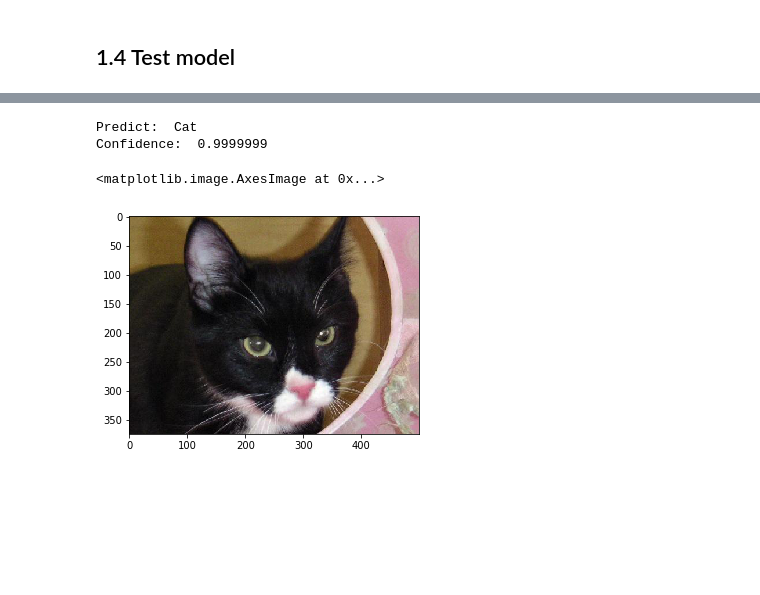
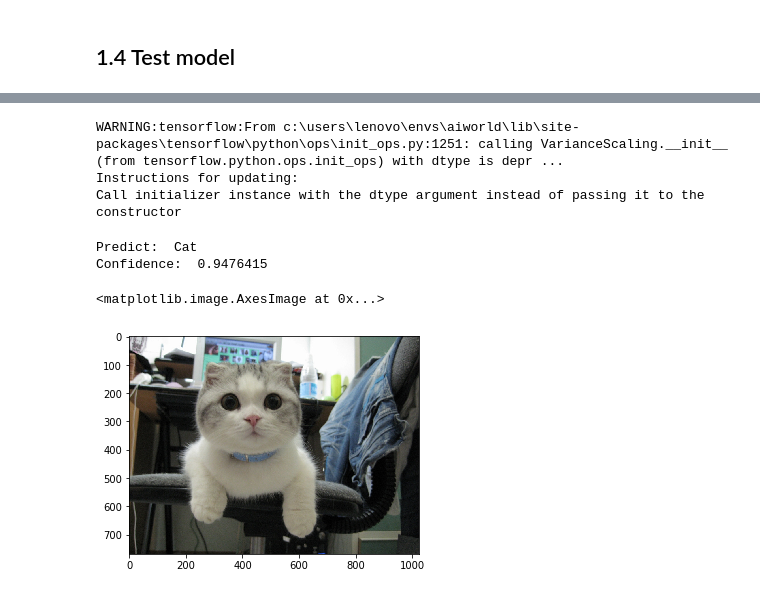
Before and after one commit to letrungphong95/aiworld, a Jupyter notebook: backend/model/01.train_cat_dog_model.ipynb, the cells around one changed output, grey strips where cells are left out. Drawn from its saved outputs; the diff is of its cells as text; code cells hidden in the pictures; blank space fills up the shorter version.

```diff
--- a/backend/model/01.train_cat_dog_model.ipynb
+++ b/backend/model/01.train_cat_dog_model.ipynb
@@ -299,5 +283,9 @@ import matplotlib.image as mpimg
 # %%
-model1 = tf.keras.models.load_model('vgg16_catdog.h5')
+model = tf.keras.models.load_model('saved/vgg16_catdog.h5')
+# %% [output]
+WARNING:tensorflow:From c:\users\lenovo\envs\aiworld\lib\site-packages\tensorflow\python\ops\init_ops.py:1251: calling VarianceScaling.__init__ (from tensorflow.python.ops.init_ops) with dtype is depr ...
+Instructions for updating:
+Call initializer instance with the dtype argument instead of passing it to the constructor
 # %%
 def preprocess_image(path, size):
     """
@@ -310,30 +298,31 @@ def preprocess_image(path, size):
     """
     # Read image from image path
     image_decoded = mpimg.imread(path)
-    image = tf.image.convert_image_dtype(image_decoded, tf.float32) # convert to float values in [0, 1]
+    # convert to float values in [0, 1]
+    image = image_decoded/ 255
     # resize image to fit the input size
-    resized_image = tf.image.resize_with_pad(image, size, size)
+    resized_image = cv2.resize(image, (size, size))
     # Scale to [0,255]
     resized_image = resized_image*255
     # Transpote from RGB to BGR then subtract for mean(imagenet)
     resized_image = resized_image[...,::-1] - [103.939,116.779,123.68]
     # Reshape tensor
-    resized_image = tf.reshape(resized_image,[1,224,224,3])
+    resized_image = resized_image.reshape((1, size, size, 3))
     return resized_image
 # %%
 label = ['Cat','Dog']
-test_path = 'data/PetImages/Cat/10001.jpg'
+test_path = '../samples/05.jpg'
 # Read image to array (height,weight,3)
 raw_image = mpimg.imread(test_path)
 # Preprocess image
 test_image = preprocess_image(path=test_path, size=224)
 # Predict
-result = model1.predict(test_image)
+result = model.predict(test_image)
 print('Predict: ',label[result.argmax()])
 print('Confidence: ',result.max())
 plt.imshow(raw_image)
 # %% [output]
 Predict:  Cat
-Confidence:  0.9999999
+Confidence:  0.9476415
 <matplotlib.image.AxesImage at 0x...>
-[figure, old version]
+[figure, new version]
```
Also changed, not shown: parts of 7 cells of this notebook, 11 other files.
